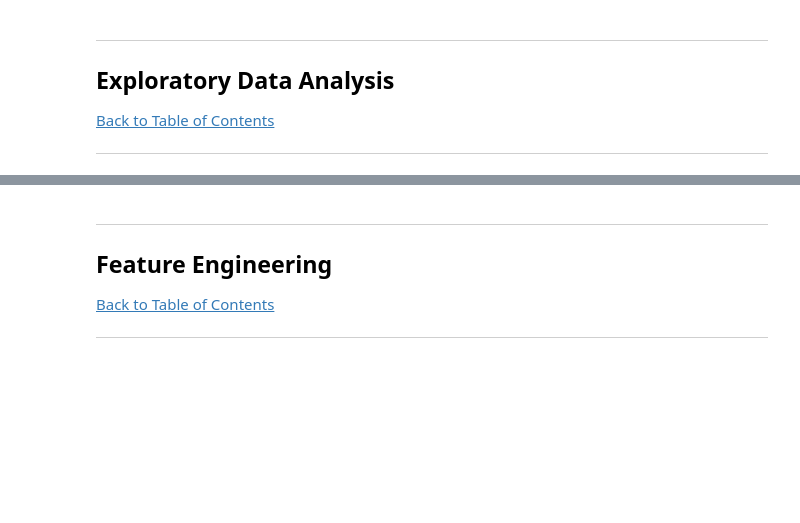
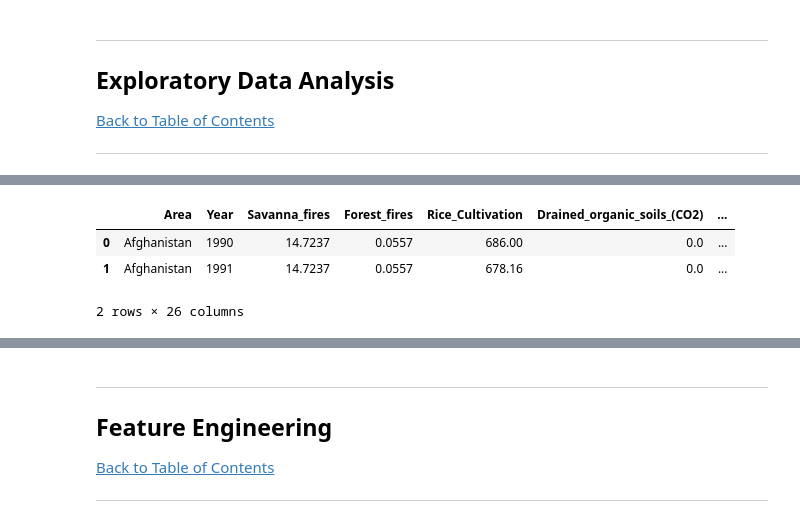
Before and after one commit to DuPlessisErich/MLRegression, a Jupyter notebook: Regression Notebook.ipynb, the cells around one changed output, grey strips where cells are left out. Cells and saved outputs as stored; diff of their text form; code cells hidden in the pictures; blank space fills up the shorter version.

```diff
--- a/Regression Notebook.ipynb
+++ b/Regression Notebook.ipynb
@@ -407,0 +416,7 @@ We now have three datasets that we will use to train the regression models. We w
+# %%
+df_drop_imp.head(2)
+# %% [output]
+|  | Area | Year | Savanna_fires | Forest_fires | Rice_Cultivation | Drained_organic_soils_(CO2) | ... |
+| 0 | Afghanistan | 1990 | 14.7237 | 0.0557 | 686.00 | 0.0 | ... |
+| 1 | Afghanistan | 1991 | 14.7237 | 0.0557 | 678.16 | 0.0 | ... |
+2 rows × 26 columns
```
Also changed, not shown: parts of 3 cells of this notebook.
